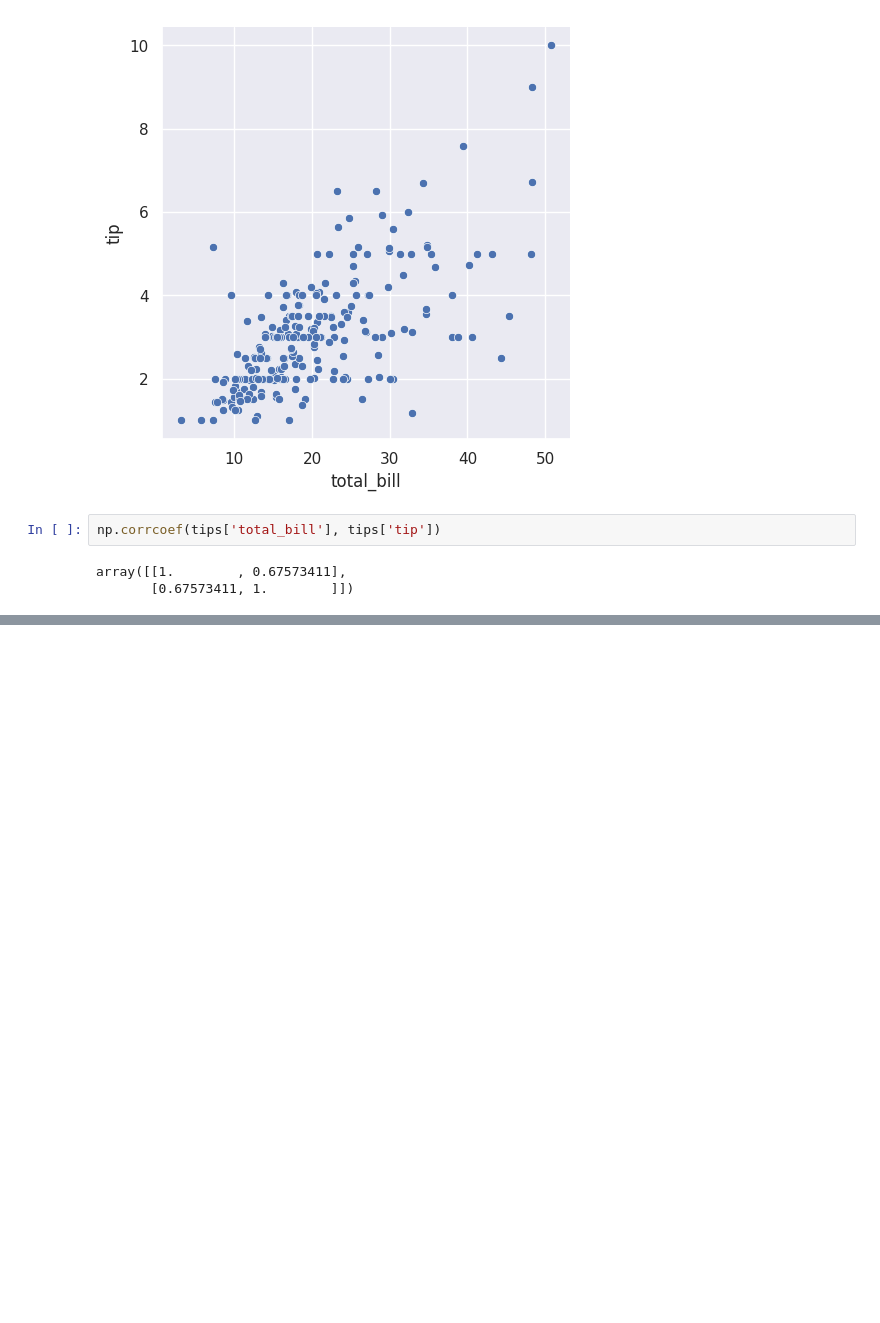
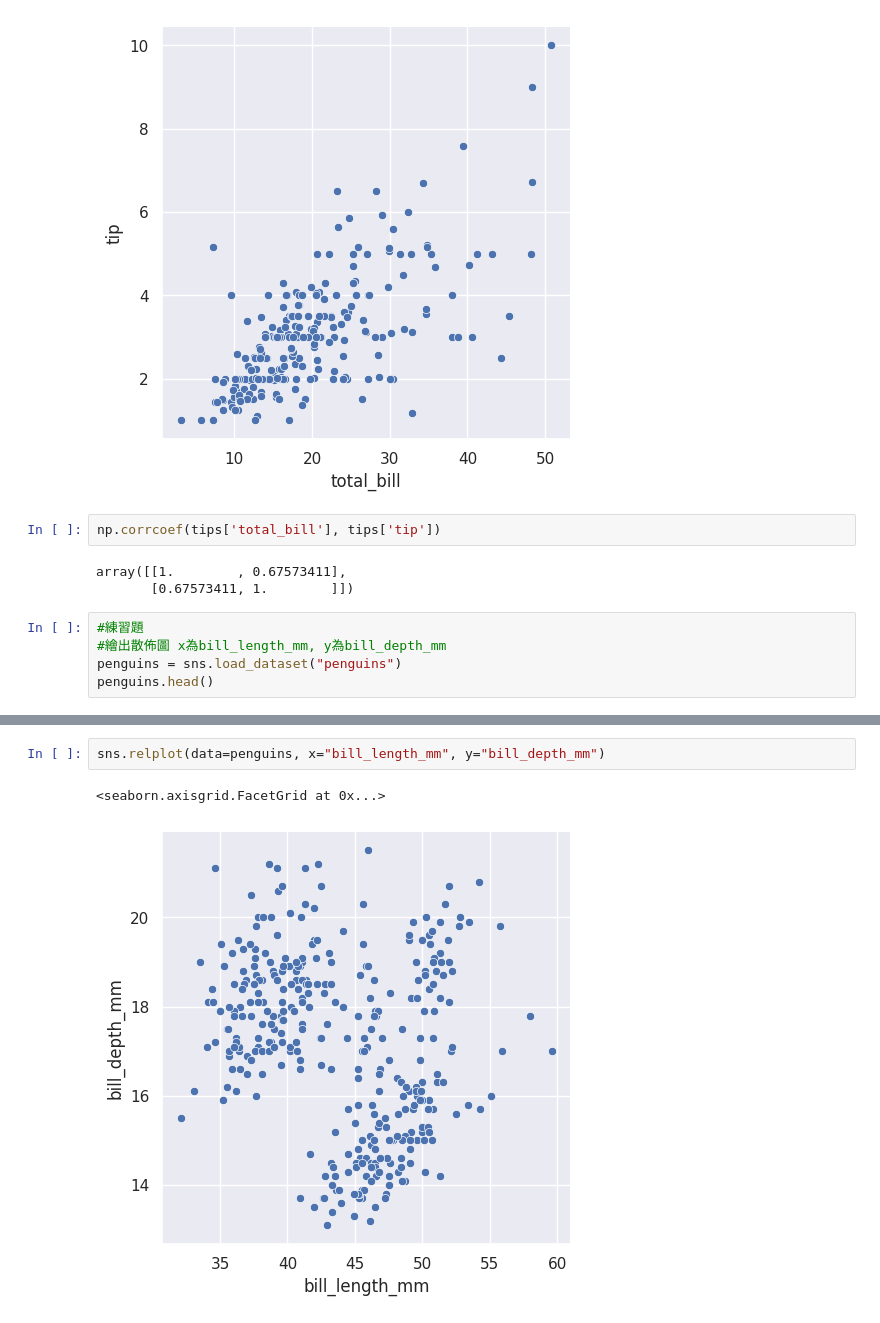
Before and after one commit to wu4fmp6/machine_learning, a Jupyter notebook: seaborn.ipynb, the cells around one changed output, grey strips where cells are left out. Cells and saved outputs as stored; diff of their text form; blank space fills up the shorter version.

```diff
--- a/seaborn.ipynb
+++ b/seaborn.ipynb
@@ -194,3 +194,8 @@ np.corrcoef(tips['total_bill'], tips['tip'])
 # %% [output]
 array([[1.        , 0.67573411],
        [0.67573411, 1.        ]])
+# %%
+#練習題
+#繪出散佈圖 x為bill_length_mm, y為bill_depth_mm
+penguins = sns.load_dataset("penguins")
+penguins.head()
@@ -196,0 +209,5 @@ array([[1.        , 0.67573411],
+# %%
+sns.relplot(data=penguins, x="bill_length_mm", y="bill_depth_mm")
+# %% [output]
+<seaborn.axisgrid.FacetGrid at 0x...>
+[figure, added]
```
Also changed, not shown: parts of 1 cell of this notebook.
